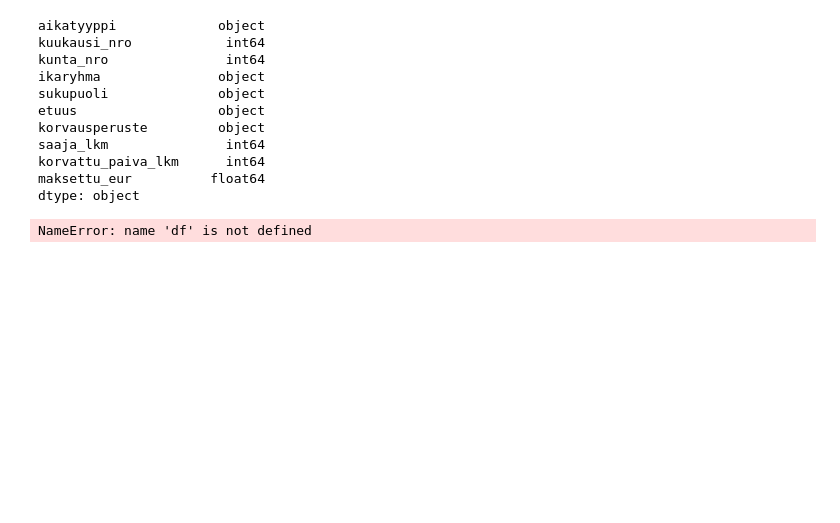
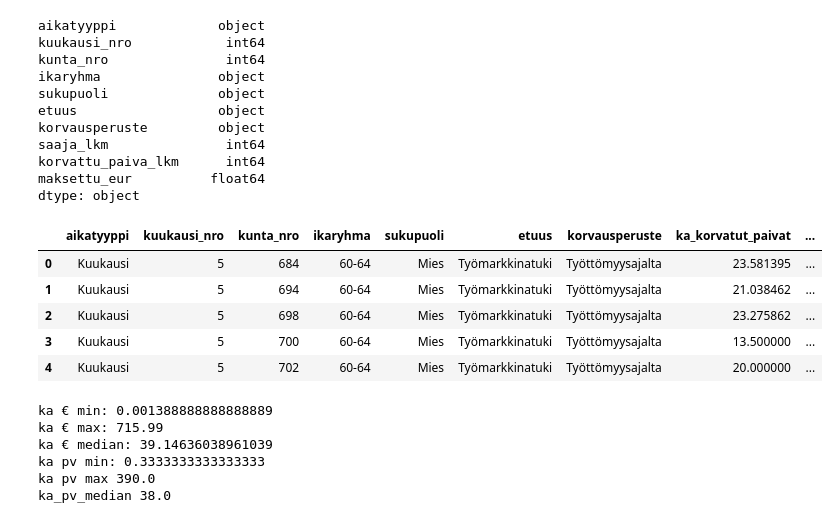
Before and after one commit to kirsikkahiltunen/ML_Fairness_project, a Jupyter notebook: EDA.ipynb, the cells around one changed output. Cells and saved outputs as stored; diff of their text form; code cells hidden in the pictures; blank space fills up the shorter version.

```diff
--- a/EDA.ipynb
+++ b/EDA.ipynb
@@ -164,5 +164,7 @@ df.head(15)
 | 14 | Kuukausi | 5 | 755 | 60-64 | Mies | Työmarkkinatuki | Työttömyysajalta | 5 | ... |
 # %%
 df = df[df["maksettu_eur"]>0]
+df = df[df["saaja_lkm"] > 0]
+df = df[df["korvattu_paiva_lkm"] > 0]
 df.shape
 # %% [output]
@@ -182,11 +184,30 @@ korvattu_paiva_lkm      int64
 maksettu_eur          float64
 dtype: object
 # %%
-df["ka_kovatut_paivat"] = df["korvattu_paiva_lkm"].div(df["saaja_lkm"])
-df["ka_maksettu_eur"] = df["maksettu_eur"].div(df["korvattu_paiva_lkm"].div(df["saaja_lkm"]))
+df["ka_korvatut_paivat"] = df["korvattu_paiva_lkm"].div(df["saaja_lkm"])
+df["ka_maksettu_eur"] = df["maksettu_eur"].div(df["korvattu_paiva_lkm"])
 # %%
-df = df.loc[df.index.repeat(df["saaja_lkm"])].reset_index(drop=True)
-df = df.drop(["saaja_lkm"], axis = 1)
+df = df.drop(["saaja_lkm", "korvattu_paiva_lkm", "maksettu_eur"], axis = 1)
 df.head()
 # %% [output]
-NameError: name 'df' is not defined
+|  | aikatyyppi | kuukausi_nro | kunta_nro | ikaryhma | sukupuoli | etuus | korvausperuste | ka_korvatut_paivat | ... |
+| 0 | Kuukausi | 5 | 684 | 60-64 | Mies | Työmarkkinatuki | Työttömyysajalta | 23.581395 | ... |
+| 1 | Kuukausi | 5 | 694 | 60-64 | Mies | Työmarkkinatuki | Työttömyysajalta | 21.038462 | ... |
+| 2 | Kuukausi | 5 | 698 | 60-64 | Mies | Työmarkkinatuki | Työttömyysajalta | 23.275862 | ... |
+| 3 | Kuukausi | 5 | 700 | 60-64 | Mies | Työmarkkinatuki | Työttömyysajalta | 13.500000 | ... |
+| 4 | Kuukausi | 5 | 702 | 60-64 | Mies | Työmarkkinatuki | Työttömyysajalta | 20.000000 | ... |
+# %%
+print("ka € min:", df["ka_maksettu_eur"].min())
+print("ka € max:", df["ka_maksettu_eur"].max())
+print("ka € median:", df["ka_maksettu_eur"].median())
+
+print("ka pv min:", df["ka_korvatut_paivat"].min())
+print("ka pv max", df["ka_korvatut_paivat"].max())
+print("ka_pv_median", df["ka_korvatut_paivat"].median())
+# %% [output]
+ka € min: 0.001388888888888889
+ka € max: 715.99
+ka € median: 39.14636038961039
+ka pv min: 0.3333333333333333
+ka pv max 390.0
+ka_pv_median 38.0
```
Also changed, not shown: parts of 5 cells of this notebook, 1 other file.
